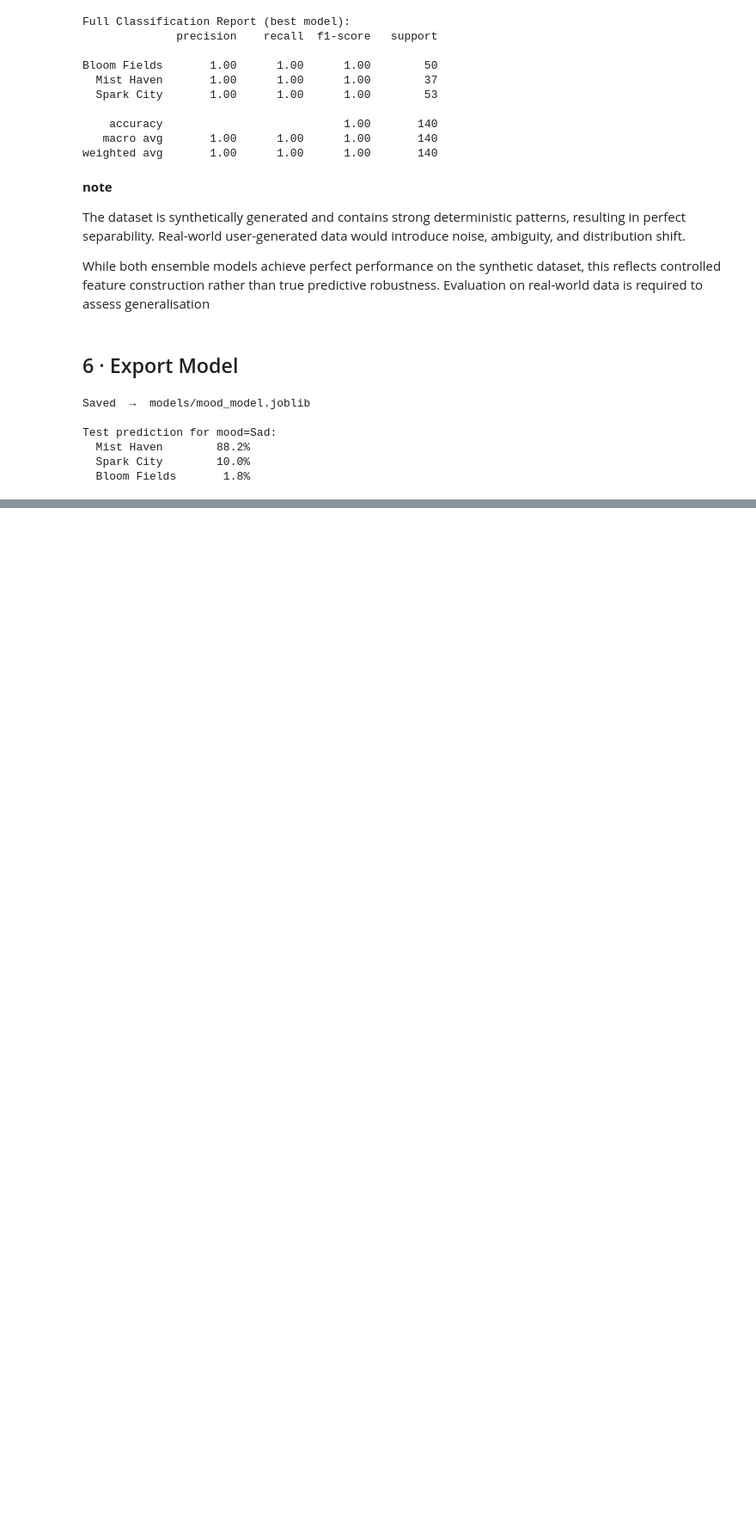
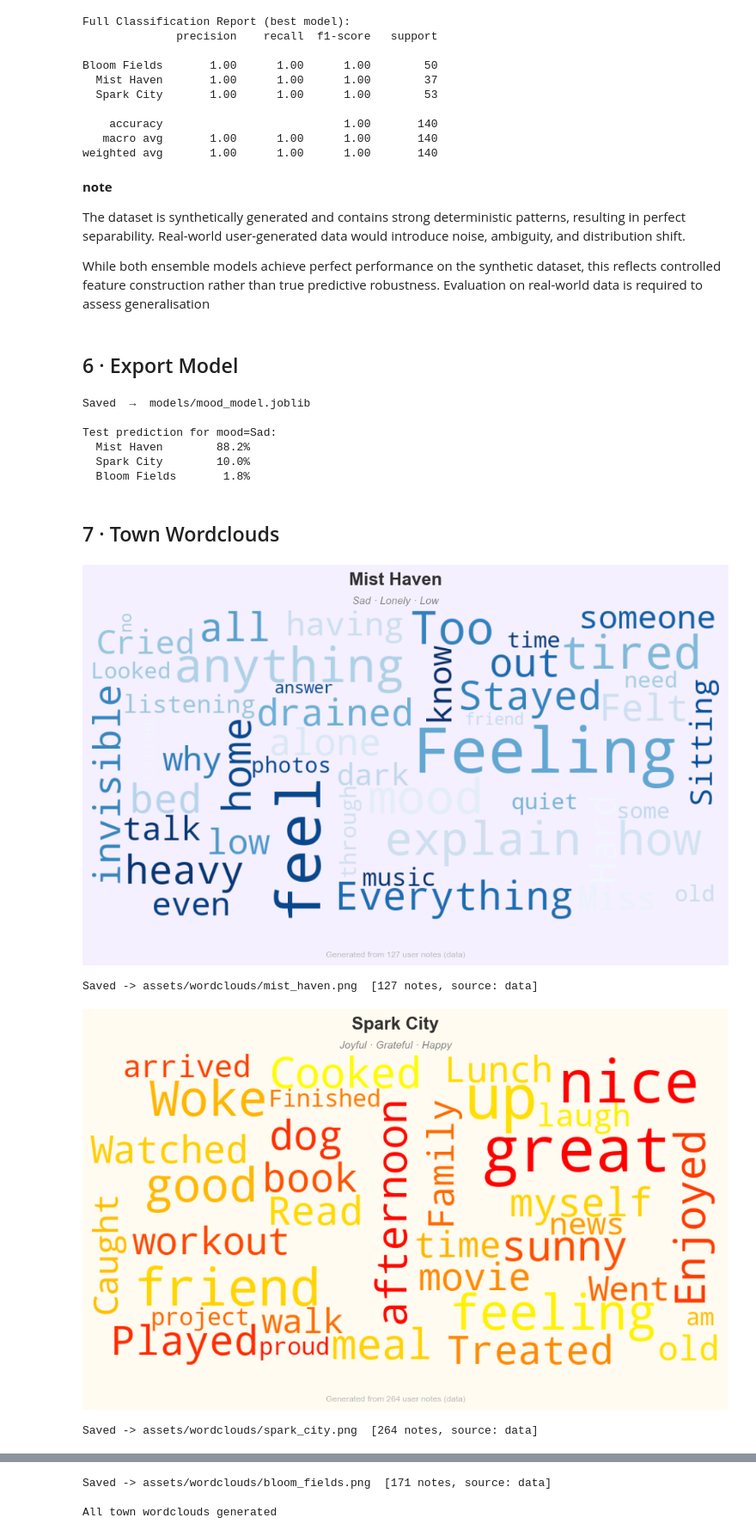
Before and after one commit to Dima-Bulavenko/mood_swings, a Jupyter notebook: notebooks/MoodSwings.ipynb, the cells around one changed output, grey strips where cells are left out. Shown at 86% size. Drawn from its saved outputs; the diff is of its cells as text; code cells hidden in the pictures; blank space fills up the shorter version.

Commit message:
Add: wordclouds

```diff
--- a/notebooks/MoodSwings.ipynb
+++ b/notebooks/MoodSwings.ipynb
@@ -497,3 +497,78 @@ Test prediction for mood=Sad:
   Mist Haven        88.2%
   Spark City        10.0%
   Bloom Fields       1.8%
+# %% [markdown]
+## 7 · Town Wordclouds
+# %%
+from wordcloud import WordCloud
+import matplotlib.pyplot as plt
+
+# Words to ignore — too common to be meaningful in a wordcloud
+STOPWORDS = {
+    'a','an','the','and','or','but','in','on','at','to','for','of','with',
+    'my','i','it','is','was','not','so','just','really','got','get','had',
+    'have','been','get','going','today','day','bit','something','didn',
+    'couldn','didn','didn\'t','couldn\'t','t','s','don','didn','i','ve','re',
+}
+
+TOWN_CONFIG = {
+    'Mist Haven':   {'colormap': 'Blues',  'bg': '#F5F0FF', 'subtitle': 'Sad · Lonely · Low'},
+    'Spark City':   {'colormap': 'autumn', 'bg': '#FFFBF0', 'subtitle': 'Joyful · Grateful · Happy'},
+    'Bloom Fields': {'colormap': 'spring', 'bg': '#F0FFF4', 'subtitle': 'Calm · Lost · Searching'},
+}
+
+for town_name, config in TOWN_CONFIG.items():
+
+    # ── Pull notes from the dataset for this town ──────────────────────────
+    notes = df[df['target_town'] == town_name]['note'].dropna().tolist()
+    data_text = ' '.join(notes)
+
+    # ── Fall back to hardcoded text if not enough data ─────────────────────
+    FALLBACK = {
+        'Mist Haven':   'sad lonely low heavy ache cry tears empty hollow missing someone down blue melancholy grey morning invisible tired soft day not ready numb sadness slow breathing gentle kindness tender bruised still surviving you are not alone healing slowly',
+        'Spark City':   'joyful grateful excited proud peaceful happy radiant glow thankful celebration achievement alive thriving content blessed abundance fulfilled savour smile warmth sunshine good mood positive energy uplifted inspired glad cheerful delighted optimistic laughter accomplished glowing',
+        'Bloom Fields': 'calm still quiet unclear searching uncertain maybe tomorrow somewhere forward path not sure yet okay drifting gentle pace slow morning tea steady lost but okay peace not rushing curious open possibilities discovering becoming soft landing place',
+    }
+
+    text = data_text if len(data_text.split()) >= 30 else FALLBACK[town_name]
+
+    # ── Generate wordcloud ─────────────────────────────────────────────────
+    wc = WordCloud(
+        width=900, height=450,
+        background_color=config['bg'],
+        colormap=config['colormap'],
+        max_words=60,
+        prefer_horizontal=0.85,
+        stopwords=STOPWORDS,
+        collocations=False,
+        min_font_size=11,
+        max_font_size=90,
+        relative_scaling=0.55,
+    ).generate(text)
+
+    source = 'data' if len(data_text.split()) >= 30 else 'fallback'
+
+    fig, ax = plt.subplots(figsize=(11, 5.5))
+    fig.patch.set_facecolor(config['bg'])
+    ax.imshow(wc, interpolation='bilinear')
+    ax.axis('off')
+    fig.text(0.5, 0.97, town_name, ha='center', va='top',
+             fontsize=17, fontweight='bold', color='#333')
+    fig.text(0.5, 0.91, config['subtitle'], ha='center', va='top',
+             fontsize=10, color='#888', style='italic')
+    fig.text(0.5, 0.03, f'Generated from {len(notes)} user notes ({source})',
+             ha='center', va='bottom', fontsize=8, color='#BBB')
+
+    filename = town_name.lower().replace(' ', '_')
+    path = f'assets/wordclouds/{filename}.png'
+    plt.savefig(path, dpi=150, bbox_inches='tight', facecolor=config['bg'])
+    plt.show()
+    plt.close()
+    print(f'Saved -> {path}  [{len(notes)} notes, source: {source}]')
+
+print('\nAll town wordclouds generated')
+# %% [output]
+[figure, added]
+Saved -> assets/wordclouds/mist_haven.png  [127 notes, source: data]
+[figure, added]
+Saved -> assets/wordclouds/spark_city.png  [264 notes, source: data]
@@ -499,0 +576,3 @@ Test prediction for mood=Sad:
+Saved -> assets/wordclouds/bloom_fields.png  [171 notes, source: data]
+
+All town wordclouds generated
```
Also changed, not shown: parts of 2 cells of this notebook, 3 other files.
